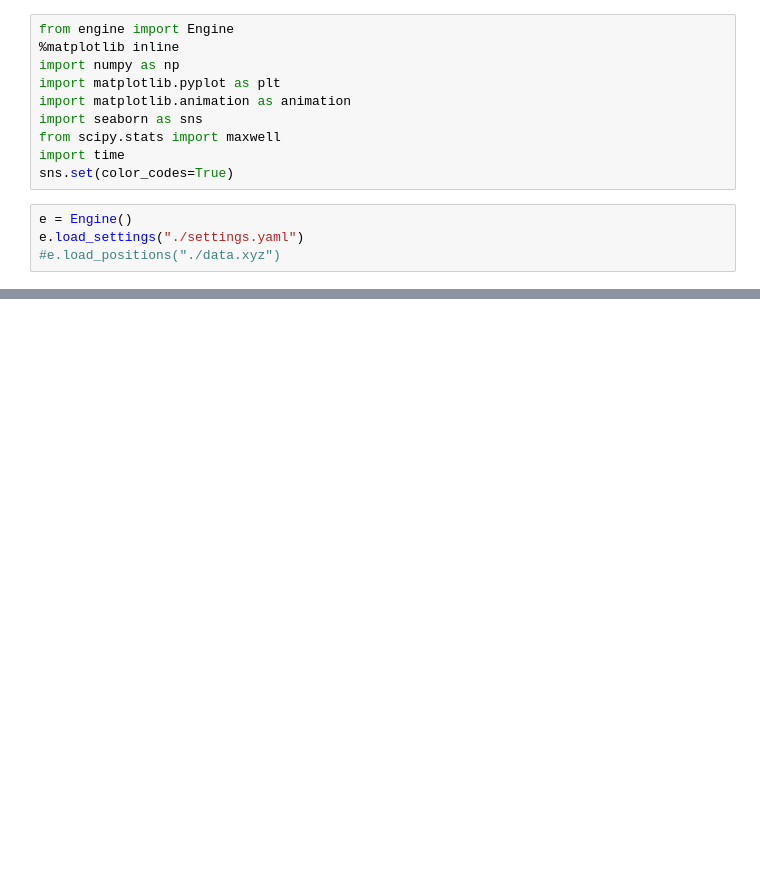
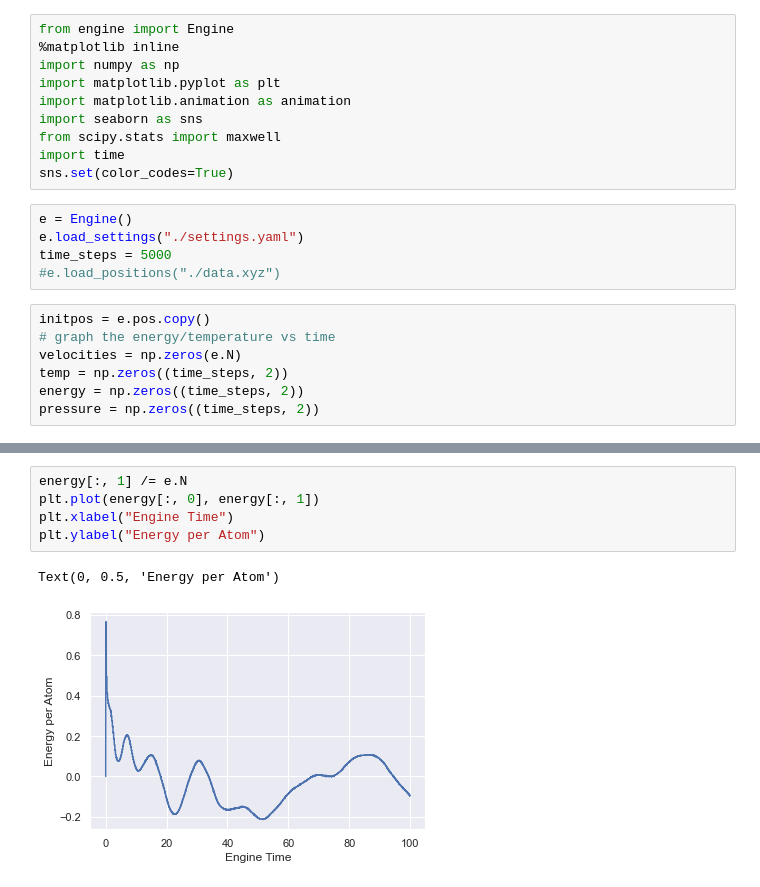
Before and after one commit to rzhadev/sketchmm, a Jupyter notebook: test.ipynb, the cells around one changed output, grey strips where cells are left out. Cells and saved outputs as stored; diff of their text form; blank space fills up the shorter version.

```diff
--- a/test.ipynb
+++ b/test.ipynb
@@ -11,5 +11,13 @@ sns.set(color_codes=True)
 # %%
 e = Engine()
 e.load_settings("./settings.yaml")
+time_steps = 5000
 #e.load_positions("./data.xyz")
+# %%
+initpos = e.pos.copy()
+# graph the energy/temperature vs time
+velocities = np.zeros(e.N)
+temp = np.zeros((time_steps, 2))
+energy = np.zeros((time_steps, 2))
+pressure = np.zeros((time_steps, 2))
 # %%
@@ -59,0 +75,8 @@ plt.ylabel("Y")
+# %%
+energy[:, 1] /= e.N
+plt.plot(energy[:, 0], energy[:, 1])
+plt.xlabel("Engine Time")
+plt.ylabel("Energy per Atom")
+# %% [output]
+Text(0, 0.5, 'Energy per Atom')
+[figure, added]
```
Also changed, not shown: parts of 10 cells of this notebook, 3 other files.
